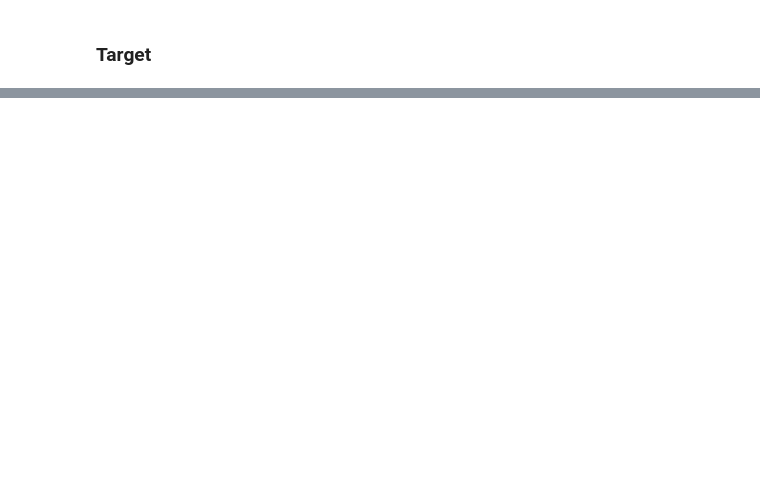
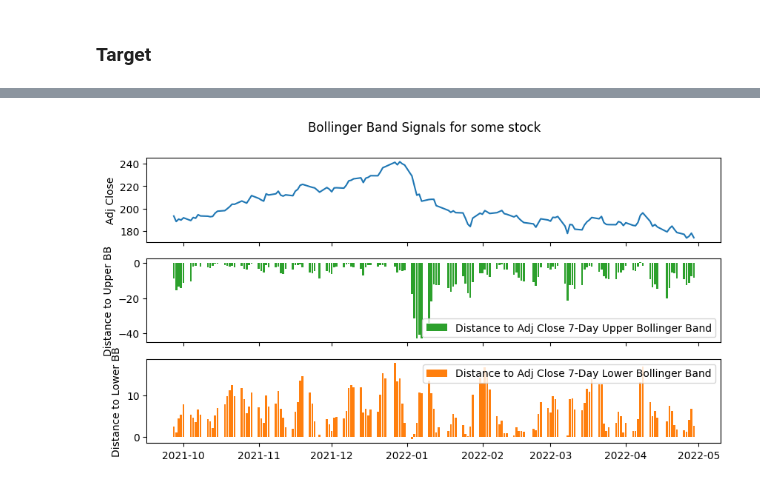
Before and after one commit to ed-churchill/ibm-ml-certificate, a Jupyter notebook: ibm-classification-feature-engineering.ipynb, the cells around one changed output, grey strips where cells are left out. Drawn from its saved outputs; the diff is of its cells as text; code cells hidden in the pictures; blank space fills up the shorter version.

```diff
--- a/ibm-classification-feature-engineering.ipynb
+++ b/ibm-classification-feature-engineering.ipynb
@@ -572,17 +608,19 @@ df.tail(5)
 # %%
-# # Plot price vs distance to bollinger bands
-# fig, (ax1, ax2, ax3) = plt.subplots(3, 1, sharex=True, figsize=(10, 5))  # Two subplots sharing the same x axis
+# Plot price vs distance to bollinger bands
+fig, (ax1, ax2, ax3) = plt.subplots(3, 1, sharex=True, figsize=(10, 5))
 
-# # Plot the stock price on the first (top) subplot
-# ax1.plot(aapl_df['Date'], aapl_df['Adj Close'], color='tab:blue')
-# ax1.set_ylabel('Adj Close')
+# Plot the stock price on the first (top) subplot
+ax1.plot(test_df['Date'], test_df['Adj Close'], color='tab:blue')
+ax1.set_ylabel('Adj Close')
 
-# # Plot the BBs and distance to BBs on the second (bottom) subplot
-# ax2.bar(aapl_df['Date'], aapl_df['Adj Close vs 20-Day Upper BB'], color='tab:green', label='Adj Close vs 20-Day Upper BB')
-# ax3.bar(aapl_df['Date'], aapl_df['Adj Close vs 20-Day Lower BB'], color='tab:orange', label='Adj Close vs 20-Day Lower BB')
-# ax2.set_ylabel('Distance to Upper BB')
-# ax3.set_ylabel('Distance to Lower BB')
-# ax2.legend()
-# ax3.legend()
-# fig.suptitle('Bollinger Band Signals for AAPL')
-# plt.show()
+# Plot the BBs and distance to BBs on the second (bottom) subplot
+ax2.bar(test_df['Date'], test_df['Distance to Adj Close 7-Day Upper Bollinger Band'], color='tab:green', label='Distance to Adj Close 7-Day Upper Bollinger Band')
+ax3.bar(test_df['Date'], test_df['Distance to Adj Close 7-Day Lower Bollinger Band'], color='tab:orange', label='Distance to Adj Close 7-Day Lower Bollinger Band')
+ax2.set_ylabel('Distance to Upper BB')
+ax3.set_ylabel('Distance to Lower BB')
+ax2.legend()
+ax3.legend()
+fig.suptitle('Bollinger Band Signals for some stock')
+plt.show()
+# %% [output]
+[figure, added]
```
Also changed, not shown: parts of 38 cells of this notebook.
